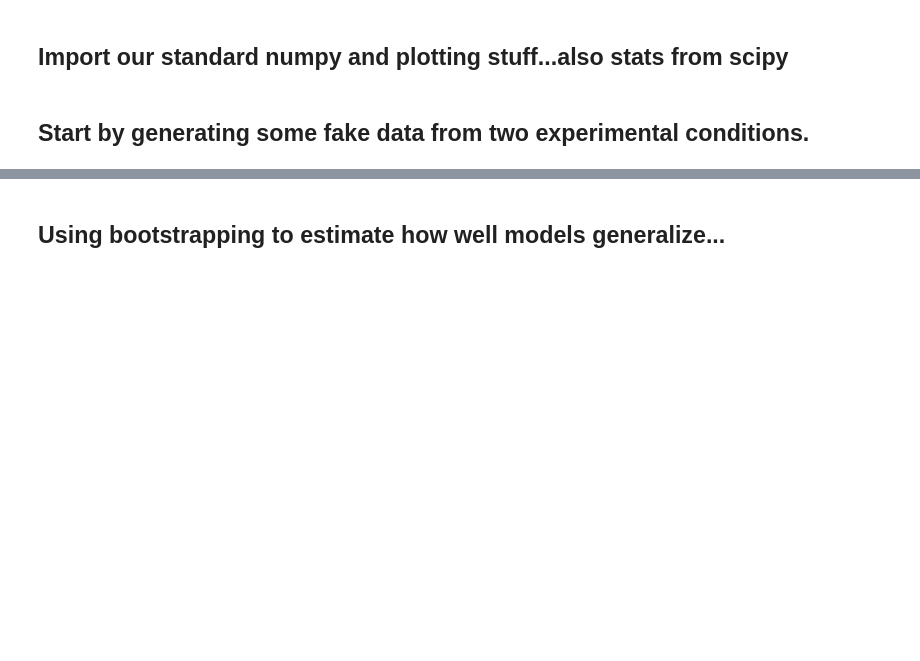
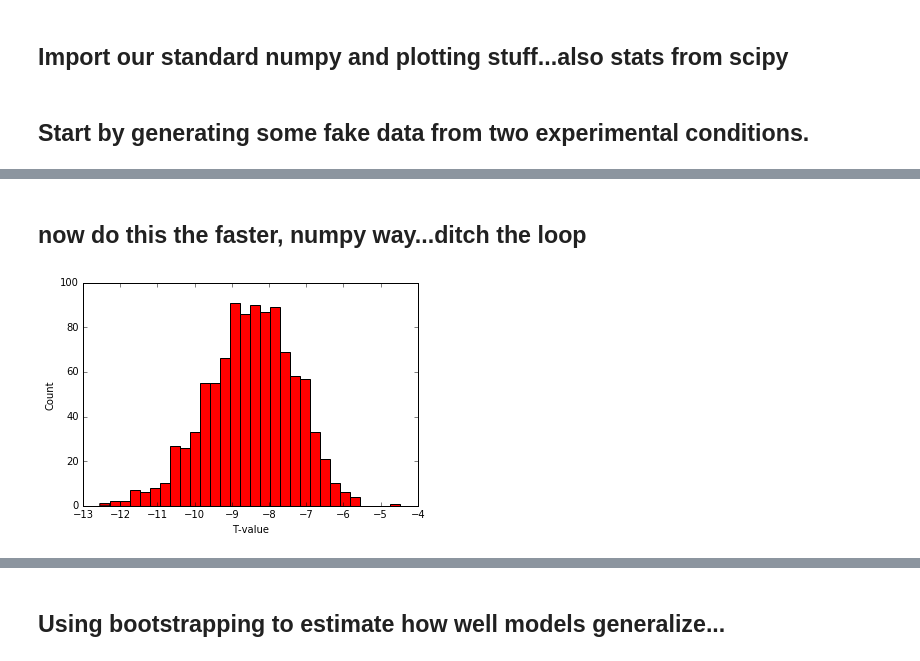
Before and after one commit to TimCSheehan/dev, a Jupyter notebook: Tutorial030_NonParametricStats.ipynb, the cells around one changed output, grey strips where cells are left out. Cells and saved outputs as stored; diff of their text form; code cells hidden in the pictures; blank space fills up the shorter version.

```diff
--- a/Tutorial030_NonParametricStats.ipynb
+++ b/Tutorial030_NonParametricStats.ipynb
@@ -61,0 +95,28 @@ OOB Sample: [0.2, 0.3]
+# %% [markdown]
+## now do this the faster, numpy way...ditch the loop
+# %%
+N = 100                      # number of data points (or 'subjects')
+mu_of_conditions = .5,1      # means of each distribution
+var_of_conditions = 1,4     # variance of each distribution - start with equal variance, then make unequal
+
+# number of repeats of the study
+num_studies = 1000
+
+# then use random.randn to generate two data sets with specified
+# instead of looping generate a N x num_studies matrix all at once
+d1 = (np.random.randn(N,num_studies) + mu_of_conditions[0]) * var_of_conditions[0]
+d2 = (np.random.randn(N,num_studies) + mu_of_conditions[1]) * var_of_conditions[1]
+
+# do the t-test on all columns of data (i.e. across rows, or across the first dim)
+t_val = stats.ttest_rel(d1,d2,axis=0)
+
+# store the t-value each time...
+study_t_val = t_val.statistic
+
+# histogram to show the data. Use alpha value to set transparency so that you can see overlap
+plt.hist(study_t_val, color='r', alpha=1, bins=30)
+plt.xlabel('T-value')
+plt.ylabel('Count')
+plt.show()
+# %% [output]
+[figure, added]
```
Also changed, not shown: parts of 10 cells of this notebook.
